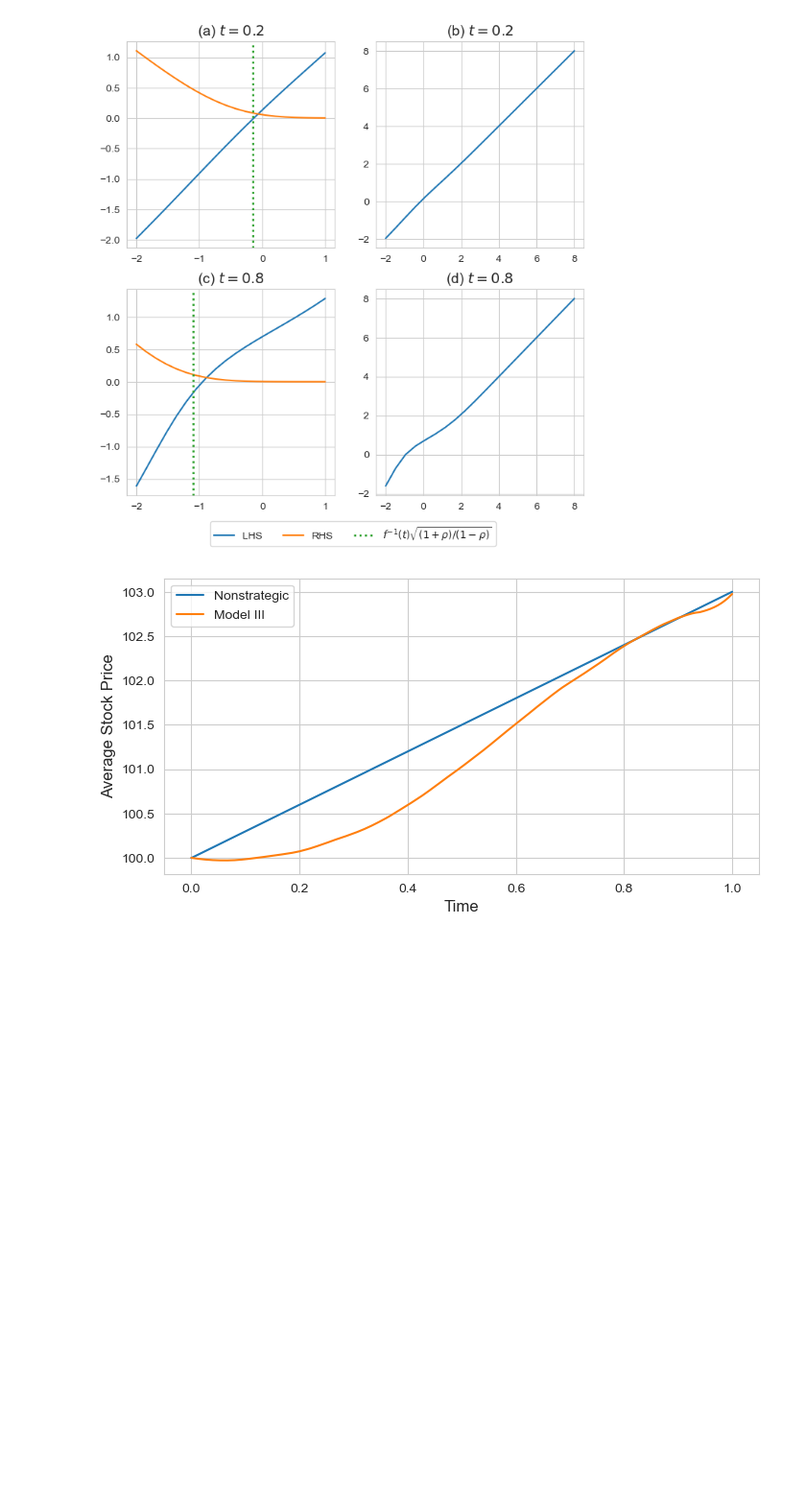
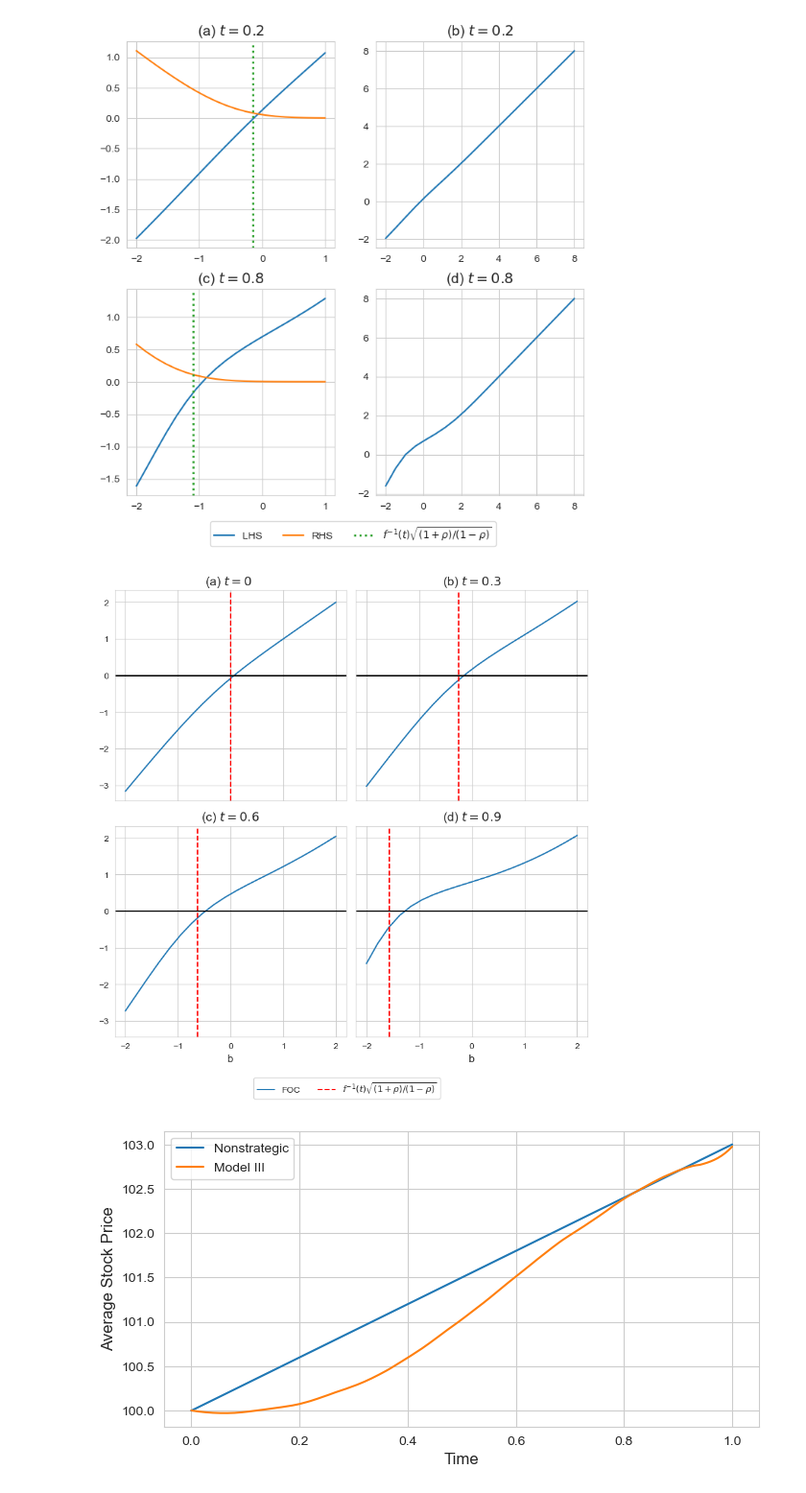
Before and after one commit to kerryback/announcements, a Jupyter notebook: Code/figures_model3.ipynb, the cells around one changed output. Shown: that part at 96% size. Saved outputs shown, nothing was run; the diff lists cells and outputs as text; code cells hidden in the pictures; blank space fills up the shorter version.

Commit message:
- Added the new code to plot the fixed point figure

```diff
--- a/Code/figures_model3.ipynb
+++ b/Code/figures_model3.ipynb
@@ -446,6 +446,72 @@ fig.savefig(f"{FigureDir}/model3_fixedpoint.pdf", bbox_extra_artists=(lgd,), bbo
 plt.show()
 # %% [output]
 [figure]
+# %%
+rho = 0.5
+npoints = 20
+
+grid = np.linspace(-2, 2, npoints)
+t_values = [0, 0.3, 0.6, 0.9]
+fig, ((ax1, ax2), (ax3, ax4)) = plt.subplots(2, 2, figsize=(8, 8), sharex=True, sharey=True)
+
+# The top-left panel
+t = 0
+eq42values = [Eq42(b, t, rho) for b in grid]
+foc_values = [x[0]-x[1] for x in eq42values]
+ax1.plot(grid, foc_values, label='FOC')
+ax1.axvline(x=finv(t)*np.sqrt((1+rho)/(1-rho)), color='red', linestyle='--', label='$f^{-1}(t)\\sqrt{(1+\\rho) / (1-\\rho)}$')
+ax1.axhline(y=0, color='black')
+
+
+# The top-right panel
+t = 0.3
+eq42values = [Eq42(b, t, rho) for b in grid]
+foc_values = [x[0]-x[1] for x in eq42values]
+ax2.plot(grid, foc_values)
+ax2.axvline(x=finv(t)*np.sqrt((1+rho)/(1-rho)), color='red', linestyle='--')
+ax2.axhline(y=0, color='black')
+
+# The bottom-left panel
+t = 0.6
+eq42values = [Eq42(b, t, rho) for b in grid]
+foc_values = [x[0]-x[1] for x in eq42values]
+ax3.plot(grid, foc_values)
+ax3.axvline(x=finv(t)*np.sqrt((1+rho)/(1-rho)), color='red', linestyle='--')
+ax3.axhline(y=0, color='black')
+
+# The bottom-right panel
+t = 0.9
+eq42values = [Eq42(b, t, rho) for b in grid]
+foc_values = [x[0]-x[1] for x in eq42values]
+ax4.plot(grid, foc_values)
+ax4.axvline(x=finv(t)*np.sqrt((1+rho)/(1-rho)), color='red', linestyle='--')
+ax4.axhline(y=0, color='black')
+
+# Set xlabels
+ax3.set_xlabel('b')
+ax4.set_xlabel('b')
+
+# Set the titles
+ax1.set_title('(a) $t=0$  ')
+ax2.set_title('(b) $t=0.3$')
+ax3.set_title('(c) $t=0.6$')
+ax4.set_title('(d) $t=0.9$')
+
+# Add grid lines
+ax1.grid(True)
+ax2.grid(True)
+ax3.grid(True)
+ax4.grid(True)
+
+# Add legend
+fig.legend(bbox_to_anchor=[0.70, 0], ncols=2)
+
+# Clean up and save the figure
+fig.tight_layout()
+fig.savefig(f"{FigureDir}/model3_fixedpoint.pdf", bbox_inches='tight')
+fig.show()
+# %% [output]
+[figure, added]
 # %%
 price1 = pd.read_csv(
     "simulations/model3_daily_price1.csv",
```
Also changed, not shown: 1 other file.
